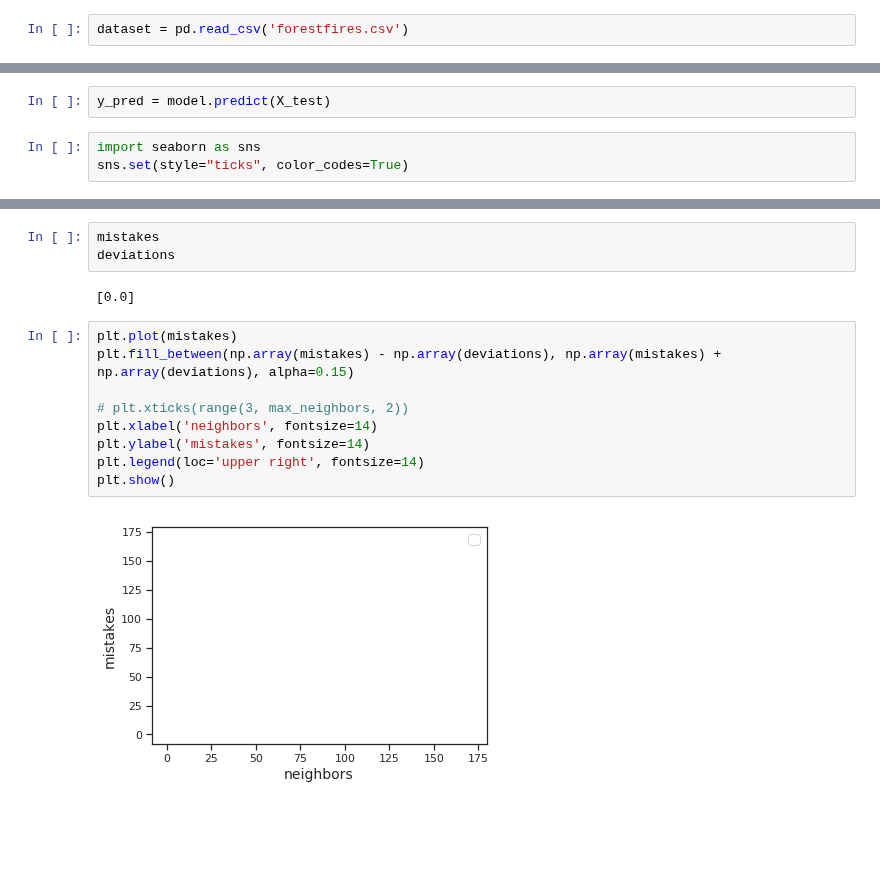
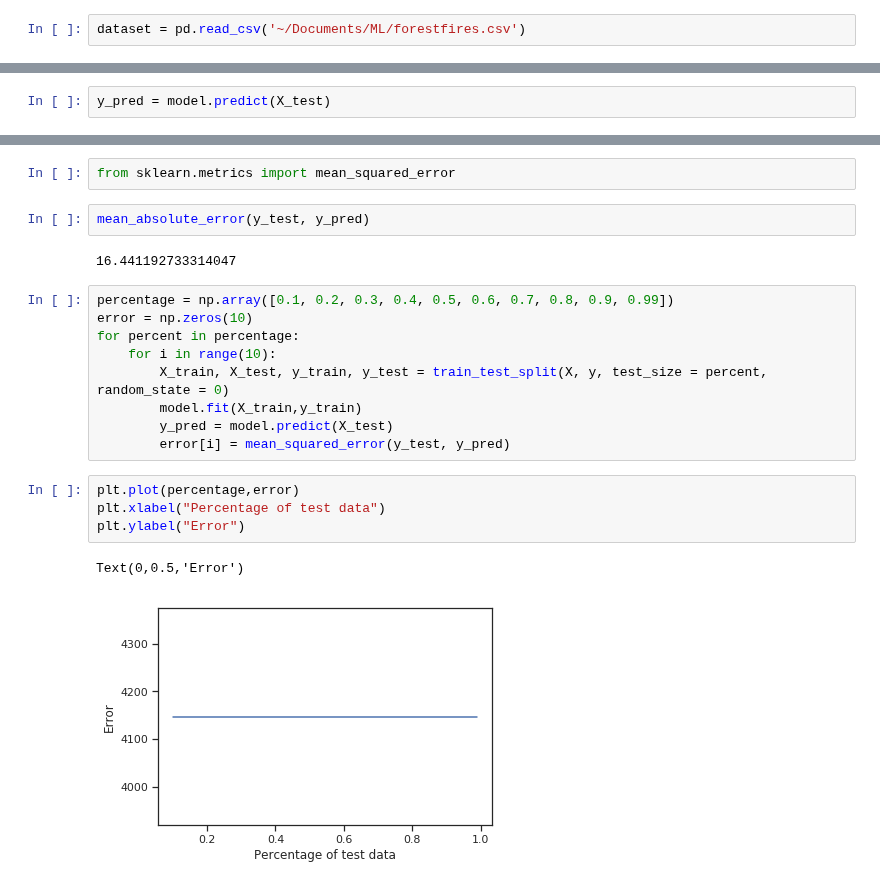
Before and after one commit to Intelligent-Systems-Phystech/StartCode, a Jupyter notebook: Noskova2018Problem21/Baseline.ipynb, the cells around one changed output, grey strips where cells are left out. Cells and saved outputs as stored; diff of their text form; blank space fills up the shorter version.

```diff
--- a/Noskova2018Problem21/Baseline.ipynb
+++ b/Noskova2018Problem21/Baseline.ipynb
@@ -4,7 +4,7 @@ import matplotlib.pyplot as plt
 import numpy as np
 import pandas as pd
 # %%
-dataset = pd.read_csv('forestfires.csv')
+dataset = pd.read_csv('~/Documents/ML/forestfires.csv')
 # %%
 def data_transform(dataset):
     for i in range(0,517):
@@ -87,6 +104,3 @@ model.fit(X_train,y_train)
 LinearRegression(copy_X=True, fit_intercept=True, n_jobs=1, normalize=False)
 # %%
 y_pred = model.predict(X_test)
-# %%
-import seaborn as sns
-sns.set(style="ticks", color_codes=True)
@@ -139,16 +107,22 @@ deviations.append((y_pred != y_test).std())
-# %%
-mistakes
-deviations
-# %% [output]
-[0.0]
-# %%
-plt.plot(mistakes)
-plt.fill_between(np.array(mistakes) - np.array(deviations), np.array(mistakes) + np.array(deviations), alpha=0.15)
-
-# plt.xticks(range(3, max_neighbors, 2))
-plt.xlabel('neighbors', fontsize=14)
-plt.ylabel('mistakes', fontsize=14)
-plt.legend(loc='upper right', fontsize=14)
-plt.show()
-# %% [output]
-[figure, removed]
+# %%
+from sklearn.metrics import mean_squared_error
+# %%
+mean_absolute_error(y_test, y_pred)
+# %% [output]
+16.441192733314047
+# %%
+percentage = np.array([0.1, 0.2, 0.3, 0.4, 0.5, 0.6, 0.7, 0.8, 0.9, 0.99])
+error = np.zeros(10)
+for percent in percentage:
+    for i in range(10):
+        X_train, X_test, y_train, y_test = train_test_split(X, y, test_size = percent, random_state = 0)
+        model.fit(X_train,y_train)
+        y_pred = model.predict(X_test)
+        error[i] = mean_squared_error(y_test, y_pred)
+# %%
+plt.plot(percentage,error)
+plt.xlabel("Percentage of test data")
+plt.ylabel("Error")
+# %% [output]
+Text(0,0.5,'Error')
+[figure, added]
```
Also changed, not shown: parts of 5 cells of this notebook, 1 other file.
